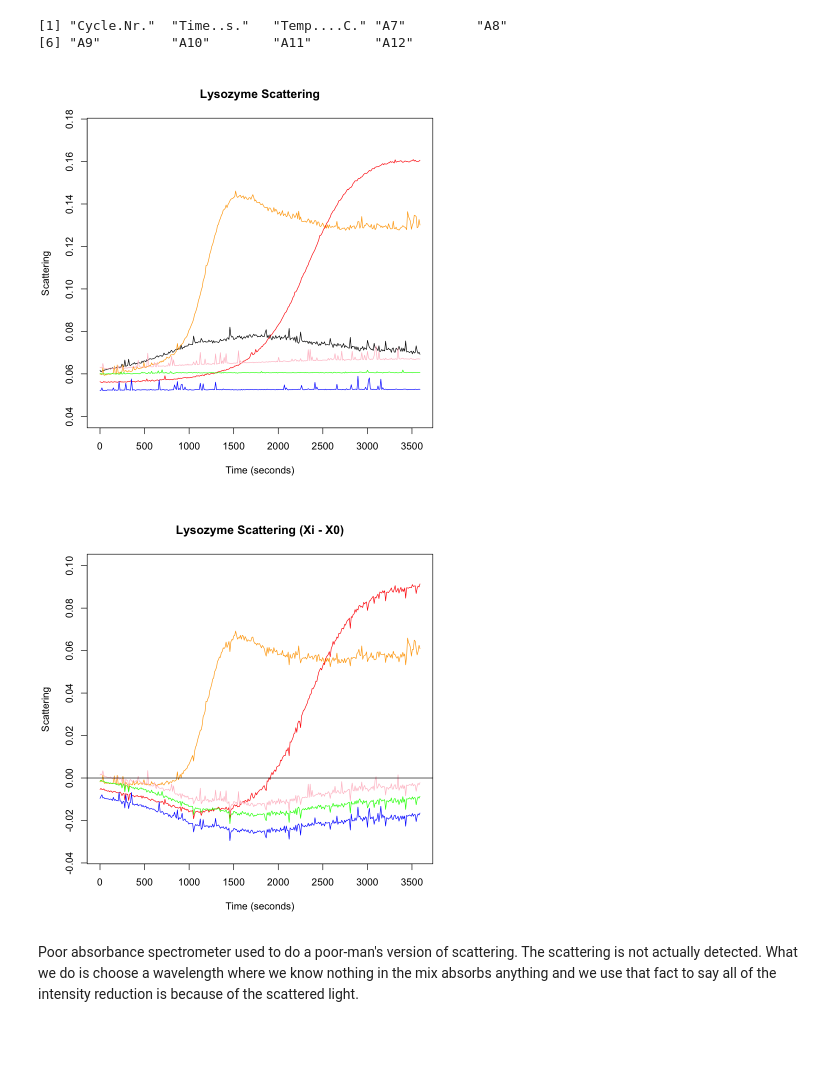
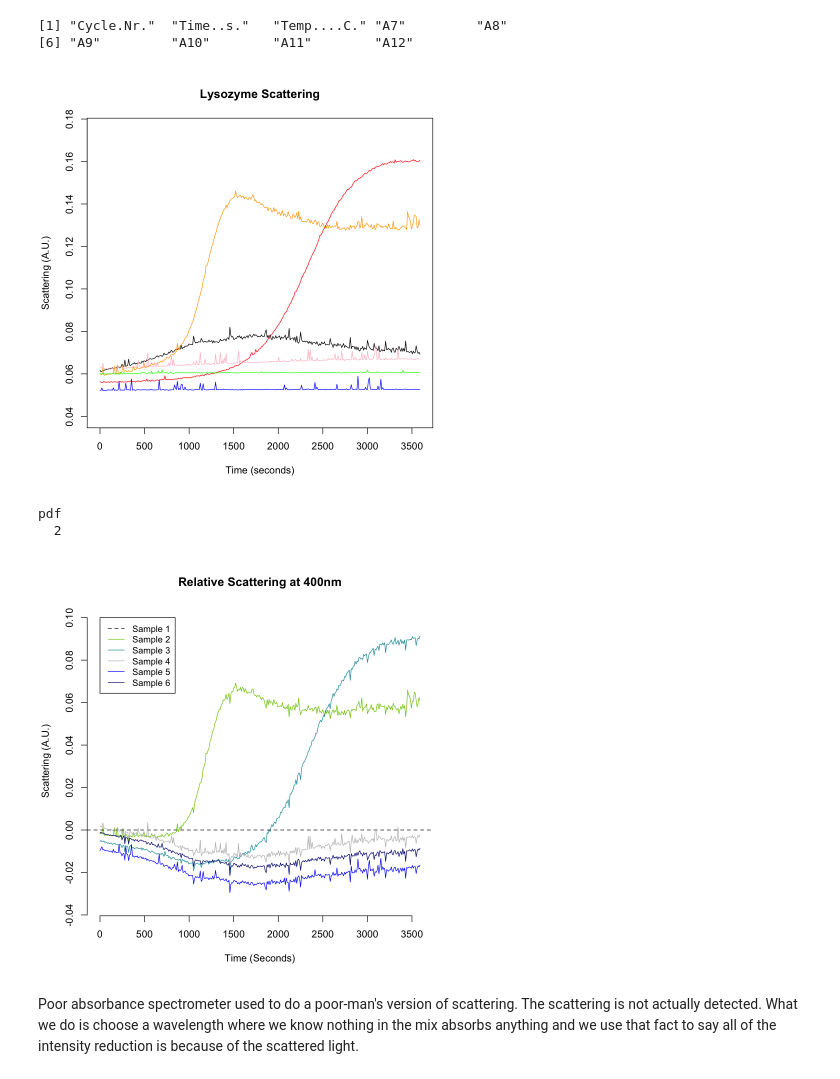
Before and after one commit to zrthxn/molbiolab, a Jupyter notebook: aggregation.ipynb, the cells around one changed output. Cells and saved outputs as stored; diff of their text form; code cells hidden in the pictures; blank space fills up the shorter version.

Commit message:
Plots and report

```diff
--- a/aggregation.ipynb
+++ b/aggregation.ipynb
@@ -11,7 +11,7 @@ colnames(data)
 plot(x = data$Time..s., y = data$A7, col="black",
      type = "l",
      ylim = c(0.04,0.175),
-     xlab="Time (seconds)", ylab="Scattering",
+     xlab="Time (seconds)", ylab="Scattering (A.U.)",
      main="Lysozyme Scattering")
 lines(x = data$Time..s., y = data$A8, col="orange")
 lines(x = data$Time..s., y = data$A9, col="red")
@@ -19,21 +19,42 @@ lines(x = data$Time..s., y = data$A10, col="pink")
 lines(x = data$Time..s., y = data$A11, col="blue")
 lines(x = data$Time..s., y = data$A12, col="green")
 # %% [output]
-[figure, old version]
+[figure, new version]
 # %%
-plot(x = data$Time..s., y = data$A8 - data$A7, col="orange",
+plot(x = data$Time..s., y = data$A8 - data$A7, col="#7fc809",
      type = "l",
      ylim = c(-0.035,0.1),
-     xlab="Time (seconds)", ylab="Scattering",
-     main="Lysozyme Scattering (Xi - X0)")
-lines(x = data$Time..s., y = data$A9 - data$A7, col="red")
+     xlab="Time (Seconds)", ylab="Scattering (A.U.)",
+     main="Relative Scattering at 400nm", frame=FALSE)
+lines(x = data$Time..s., y = data$A9 - data$A7, col="#169ba8")
+abline(h=0, lty=2)
+# ---
+lines(x = data$Time..s., y = data$A10 - data$A7, col="gray")
+lines(x = data$Time..s., y = data$A11 - data$A7, col="blue")
+lines(x = data$Time..s., y = data$A12 - data$A7, col="navy")
 
-lines(x = data$Time..s., y = data$A10 - data$A7, col="pink")
-lines(x = data$Time..s., y = data$A11 - data$A7, col="blue")
-lines(x = data$Time..s., y = data$A12 - data$A7, col="green")
-abline(h = 0)
+legend(0, 0.1, lty=c(2,1,1,1,1,1), cex=0.9,
+       legend=c(
+           "Sample 1",
+           "Sample 2",
+           "Sample 3",
+           "Sample 4",
+           "Sample 5",
+           "Sample 6"
+        ),
+       col=c(
+        "black",
+        "#7fc809",
+        "#169ba8",
+        "gray",
+        "blue",
+        "navy"
+       ))
+dev.print(png, 'resources/aggregation_main.png', width=700, height=700)
 # %% [output]
+pdf
+  2
-[figure, old version]
+[figure, new version]
 # %% [markdown]
 Poor absorbance spectrometer used to do a poor-man's version of scattering. The scattering is not actually detected.
 What we do is choose a wavelength where we know nothing in the mix absorbs anything and we use that fact to say all of the intensity reduction is
```
Also changed, not shown: 18 other files.
